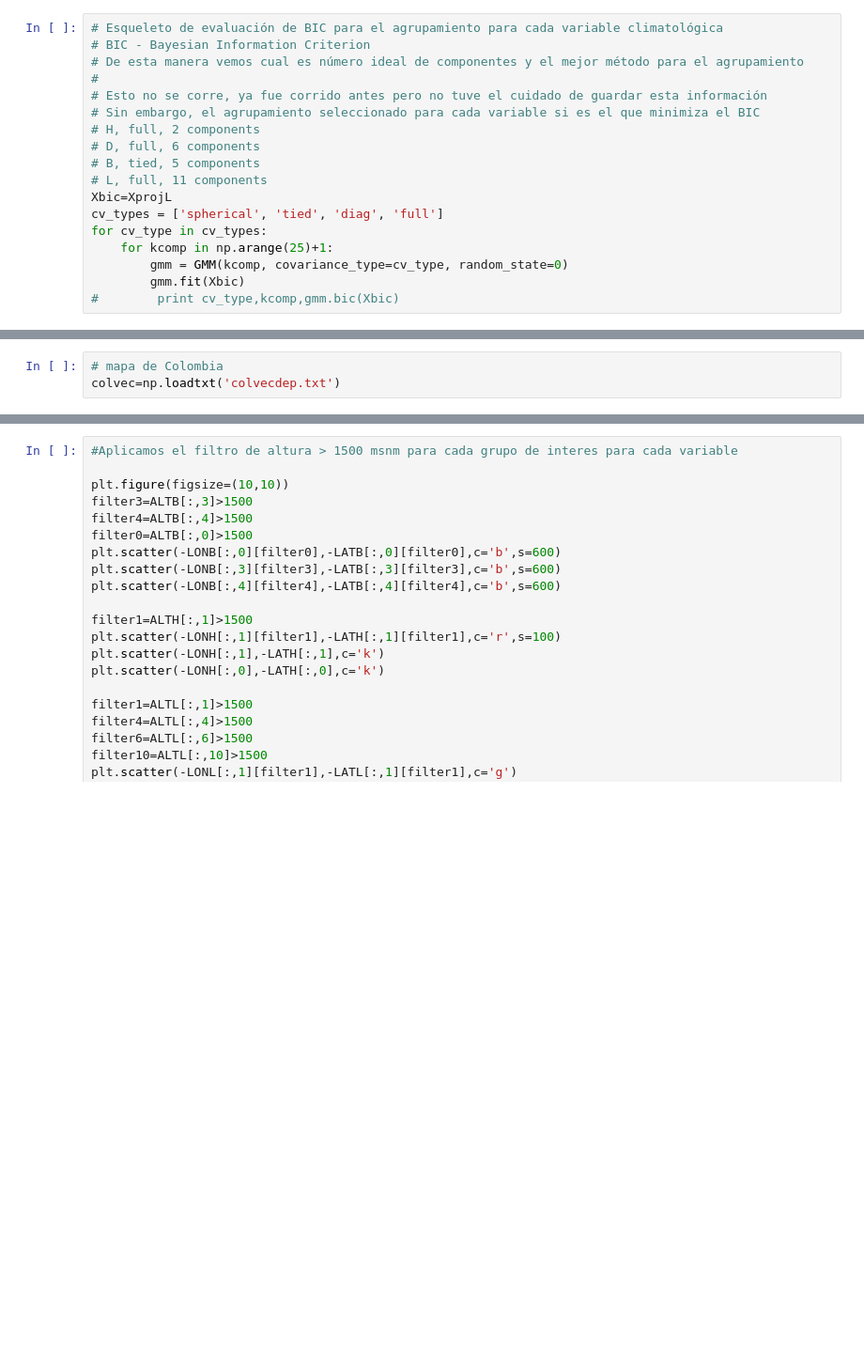
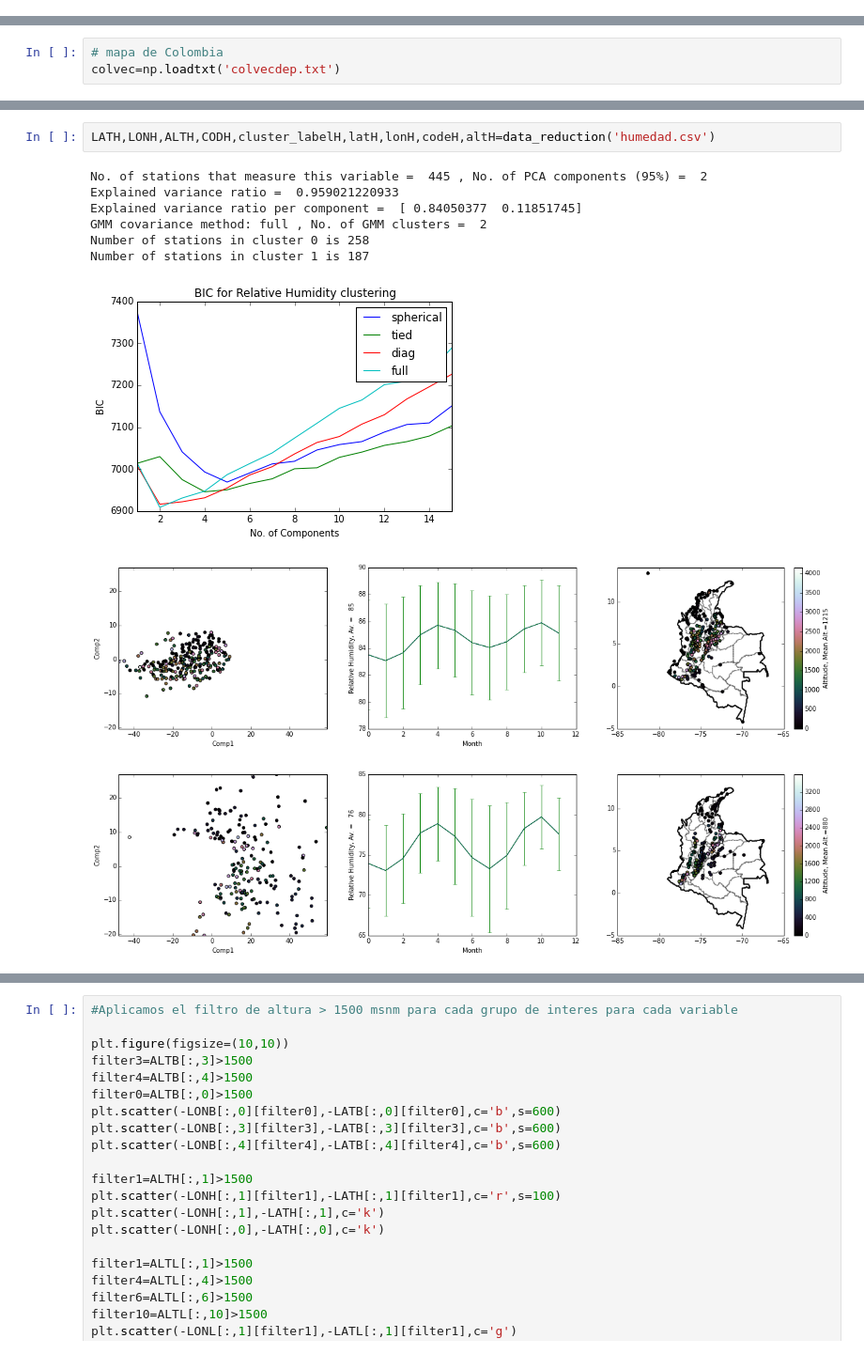
Before and after one commit to saint-germain/ideam, a Jupyter notebook: PCA-IDEAM-WC.ipynb, the cells around one changed output, grey strips where cells are left out. Shown at 94% size. Cells and saved outputs as stored; diff of their text form; blank space fills up the shorter version.

```diff
--- a/PCA-IDEAM-WC.ipynb
+++ b/PCA-IDEAM-WC.ipynb
@@ -1,21 +1,3 @@
-# %%
-# Esqueleto de evaluación de BIC para el agrupamiento para cada variable climatológica
-# BIC - Bayesian Information Criterion
-# De esta manera vemos cual es número ideal de componentes y el mejor método para el agrupamiento
-#
-# Esto no se corre, ya fue corrido antes pero no tuve el cuidado de guardar esta información
-# Sin embargo, el agrupamiento seleccionado para cada variable si es el que minimiza el BIC
-# H, full, 2 components
-# D, full, 6 components
-# B, tied, 5 components
-# L, full, 11 components
-Xbic=XprojL
-cv_types = ['spherical', 'tied', 'diag', 'full']
-for cv_type in cv_types:
-    for kcomp in np.arange(25)+1:
-        gmm = GMM(kcomp, covariance_type=cv_type, random_state=0)
-        gmm.fit(Xbic)
-#        print cv_type,kcomp,gmm.bic(Xbic)
 # %%
 from sklearn.decomposition import PCA
 %matplotlib inline
@@ -124,0 +162,12 @@ Number of stations in cluster 1 is 187
+# %%
+LATH,LONH,ALTH,CODH,cluster_labelH,latH,lonH,codeH,altH=data_reduction('humedad.csv')
+# %% [output]
+No. of stations that measure this variable =  445 , No. of PCA components (95%) =  2
+Explained variance ratio =  0.959021220933
+Explained variance ratio per component =  [ 0.84050377  0.11851745]
+GMM covariance method: full , No. of GMM clusters =  2
+Number of stations in cluster 0 is 258
+Number of stations in cluster 1 is 187
+[figure, added]
+[figure, added]
+[figure, added]
```
Also changed, not shown: parts of 16 cells of this notebook, 1 other file.
